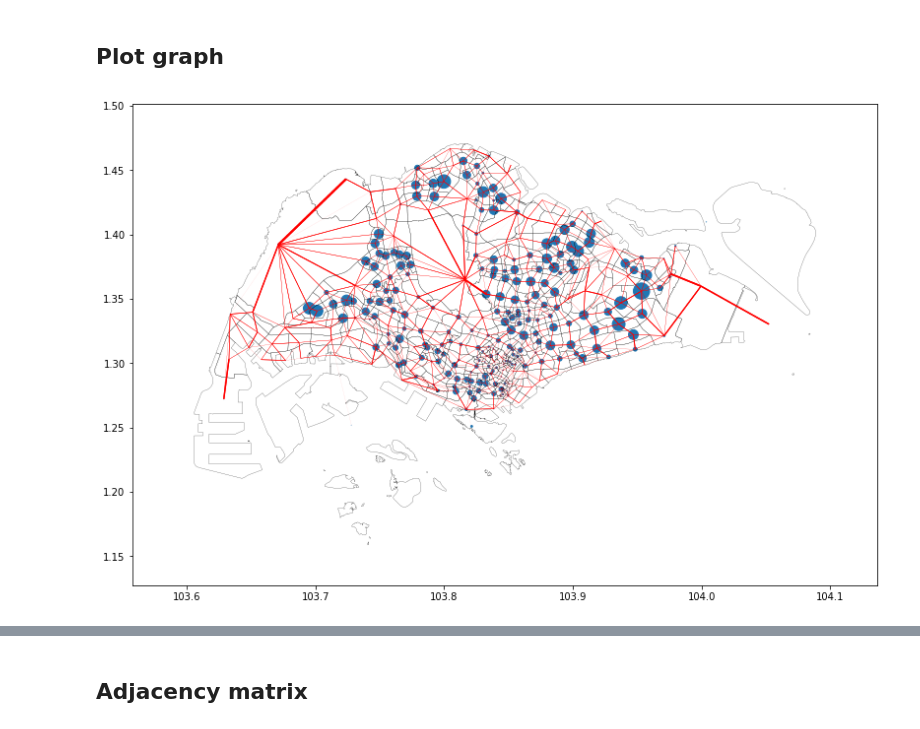
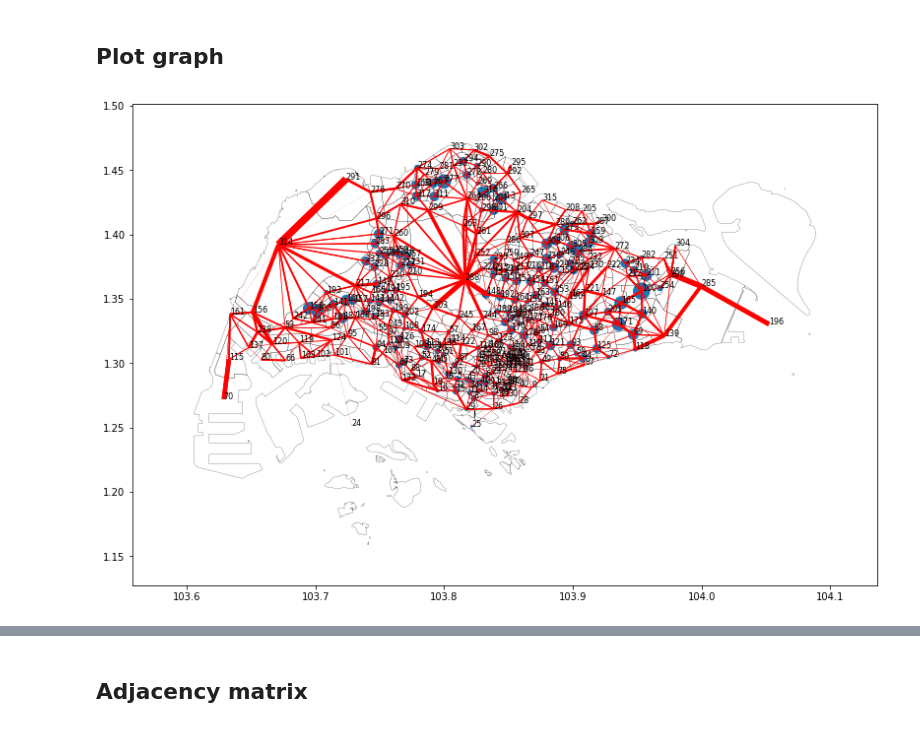
Before and after one commit to tonghuikang/draw-sgp-electoral-boundaries, a Jupyter notebook: preprocessing/process_kml.ipynb, the cells around one changed output, grey strips where cells are left out. Cells and saved outputs as stored; diff of their text form; code cells hidden in the pictures.

```diff
--- a/preprocessing/process_kml.ipynb
+++ b/preprocessing/process_kml.ipynb
@@ -153,6 +155,10 @@ len([x for x in df["TOTAL"] if x > 30000])
 fig, ax = plt.subplots(figsize=(14,9))
 plt.scatter(df["x_centre"], df["y_centre"], df["TOTAL"]/500)
 lines = []
+
+for i,(x,y,z) in enumerate(zip(df["x_centre"], df["y_centre"], df["PLN_AREA_N"])):
+    plt.text(x,y,z,fontsize=8)
+
 for rings in df["boundary"]:
     for b in rings:
         n = len(b)
@@ -171,12 +177,13 @@ Wall time: 13.3 s
 # %%
 %%time
 # probably should combine all these subzone into one
-lst = [25,28,29,30,32,33,70,74,84,85,105,106,107,111,119,136,141,165]
+# lst = [24,27,28,29,31,32,69,73,83,84,104,105,106,110,118,135,140,164,322]
+lst = [25,26,27,293,322]
 fig, ax = plt.subplots(figsize=(14,9))
 plt.scatter(df["x_centre"], df["y_centre"], df["TOTAL"]/500)
 lines = []
 for i,rings in enumerate(df["boundary"]):
-    if i+1 not in lst:
+    if i not in lst:
         continue
     for b in rings:
         n = len(b)
@@ -194,0 +205,11 @@ Wall time: 424 ms
+# %%
+mergers = ((25,24), (26,24), (27,28), (293,268), (322,308))
+def merge(child, mainland):
+    df.at[mainland,"TOTAL"] += df.loc[child]["TOTAL"]
+    df.at[mainland,"boundary"].extend(df.loc[child]["boundary"])
+for merger in mergers:
+    merge(merger[0], merger[1])
+df = df.drop([x for x,_ in mergers])
+df = df.reset_index()
+print(df.shape)
+df.sample(5)
@@ -276,6 +306,7 @@ for index, row in df.iterrows():
     for adj_index in row["adjacent"]:
         shared_param = compute_shared_parameter(df.at[index, "boundary"],
                                                 df.at[adj_index, "boundary"])
+        if shared_param == 0: continue
         shared_params.append(shared_param)
     shared_params_col.append(shared_params)
 df["shared_param"] = shared_params_col
@@ -302,37 +333,38 @@ plt.show()
 # %% [markdown]
 ## Plot graph
 # %%
-# %%time
+%%time
 fig, ax = plt.subplots(figsize=(14,9))
 
 # plot population mass
 plt.scatter(df["x_centre"], df["y_centre"], df["TOTAL"]/500)
+for i,(x,y) in enumerate(zip(df["x_centre"], df["y_centre"])):
+    plt.text(x,y,i,fontsize=8)
 lines = []
 
 # plot subzone boundaries
 for i,rings in enumerate(df["boundary"]):
     for b in rings:
         n = len(b)
         for e,_ in enumerate(b):
             lines.append([[b[e%n][0], b[e%n][1]], [b[(e+1)%n][0], b[(e+1)%n][1]]])
 lc = mc.LineCollection(lines, colors="black", linewidths=0.2)
 ax.add_collection(lc)
 
 # plot connecting subzones
 lines_adj = []
 linewidths = []
 for i,(adjacent,shared_param) in enumerate(zip(df["adjacent"], df["shared_param"])):
     for adj,par in zip(adjacent,shared_param):
-        if par == 0: continue
         lines_adj.append([[df["x_centre"][i], df["y_centre"][i]],
                           [df["x_centre"][adj], df["y_centre"][adj]]])
-        linewidths.append(par*30)
+        linewidths.append(par*100)
 lc_adj = mc.LineCollection(lines_adj, colors="red", linewidths=linewidths)
 ax.add_collection(lc_adj)
 
 ax.autoscale()
 ax.set_aspect(1)
 ax.margins(0.1)
 plt.show()
 # %% [output]
-[figure, old version]
+[figure, new version]
```
Also changed, not shown: parts of 16 cells of this notebook, 2 other files.
